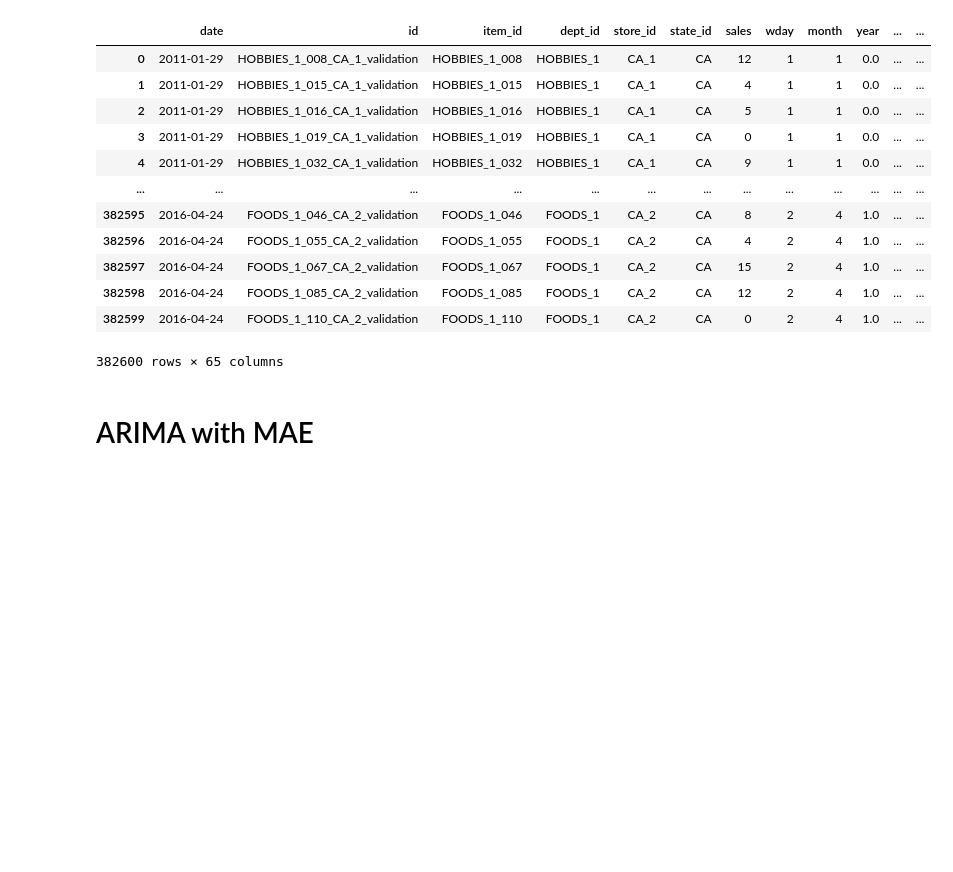
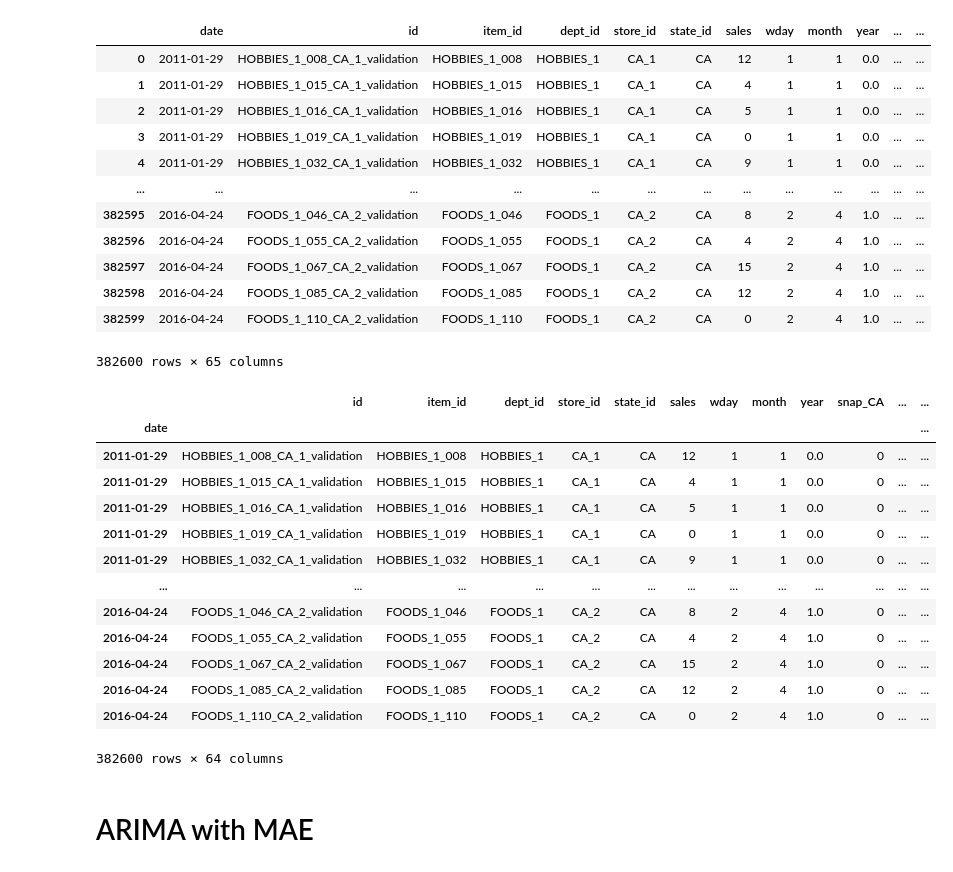
Before and after one commit to jonasge1992/walmart, a Jupyter notebook: notebooks/jonas_ARIMA_shortened.ipynb, the cells around one changed output. Saved outputs shown, nothing was run; the diff lists cells and outputs as text; code cells hidden in the pictures; blank space fills up the shorter version.

```diff
--- a/notebooks/jonas_ARIMA_shortened.ipynb
+++ b/notebooks/jonas_ARIMA_shortened.ipynb
@@ -27,6 +27,27 @@ merge_df_scaled
 | 382598 | 2016-04-24 | FOODS_1_085_CA_2_validation | FOODS_1_085 | FOODS_1 | CA_2 | CA | 12 | 2 | 4 | 1.0 | ... | ... |
 | 382599 | 2016-04-24 | FOODS_1_110_CA_2_validation | FOODS_1_110 | FOODS_1 | CA_2 | CA | 0 | 2 | 4 | 1.0 | ... | ... |
 382600 rows × 65 columns
+# %%
+merge_df_scaled["date"] = pd.to_datetime(merge_df_scaled["date"])
+# %%
+merge_df_scaled.set_index("date",inplace=True)
+# %%
+merge_df_scaled
+# %% [output]
+|  | id | item_id | dept_id | store_id | state_id | sales | wday | month | year | snap_CA | ... | ... |
+| date |  |  |  |  |  |  |  |  |  |  |  | ... |
+| 2011-01-29 | HOBBIES_1_008_CA_1_validation | HOBBIES_1_008 | HOBBIES_1 | CA_1 | CA | 12 | 1 | 1 | 0.0 | 0 | ... | ... |
+| 2011-01-29 | HOBBIES_1_015_CA_1_validation | HOBBIES_1_015 | HOBBIES_1 | CA_1 | CA | 4 | 1 | 1 | 0.0 | 0 | ... | ... |
+| 2011-01-29 | HOBBIES_1_016_CA_1_validation | HOBBIES_1_016 | HOBBIES_1 | CA_1 | CA | 5 | 1 | 1 | 0.0 | 0 | ... | ... |
+| 2011-01-29 | HOBBIES_1_019_CA_1_validation | HOBBIES_1_019 | HOBBIES_1 | CA_1 | CA | 0 | 1 | 1 | 0.0 | 0 | ... | ... |
+| 2011-01-29 | HOBBIES_1_032_CA_1_validation | HOBBIES_1_032 | HOBBIES_1 | CA_1 | CA | 9 | 1 | 1 | 0.0 | 0 | ... | ... |
+| ... | ... | ... | ... | ... | ... | ... | ... | ... | ... | ... | ... | ... |
+| 2016-04-24 | FOODS_1_046_CA_2_validation | FOODS_1_046 | FOODS_1 | CA_2 | CA | 8 | 2 | 4 | 1.0 | 0 | ... | ... |
+| 2016-04-24 | FOODS_1_055_CA_2_validation | FOODS_1_055 | FOODS_1 | CA_2 | CA | 4 | 2 | 4 | 1.0 | 0 | ... | ... |
+| 2016-04-24 | FOODS_1_067_CA_2_validation | FOODS_1_067 | FOODS_1 | CA_2 | CA | 15 | 2 | 4 | 1.0 | 0 | ... | ... |
+| 2016-04-24 | FOODS_1_085_CA_2_validation | FOODS_1_085 | FOODS_1 | CA_2 | CA | 12 | 2 | 4 | 1.0 | 0 | ... | ... |
+| 2016-04-24 | FOODS_1_110_CA_2_validation | FOODS_1_110 | FOODS_1 | CA_2 | CA | 0 | 2 | 4 | 1.0 | 0 | ... | ... |
+382600 rows × 64 columns
 # %% [markdown]
 # ARIMA with MAE
 # %%
```
Also changed, not shown: parts of 10 cells of this notebook, 5 other files.
